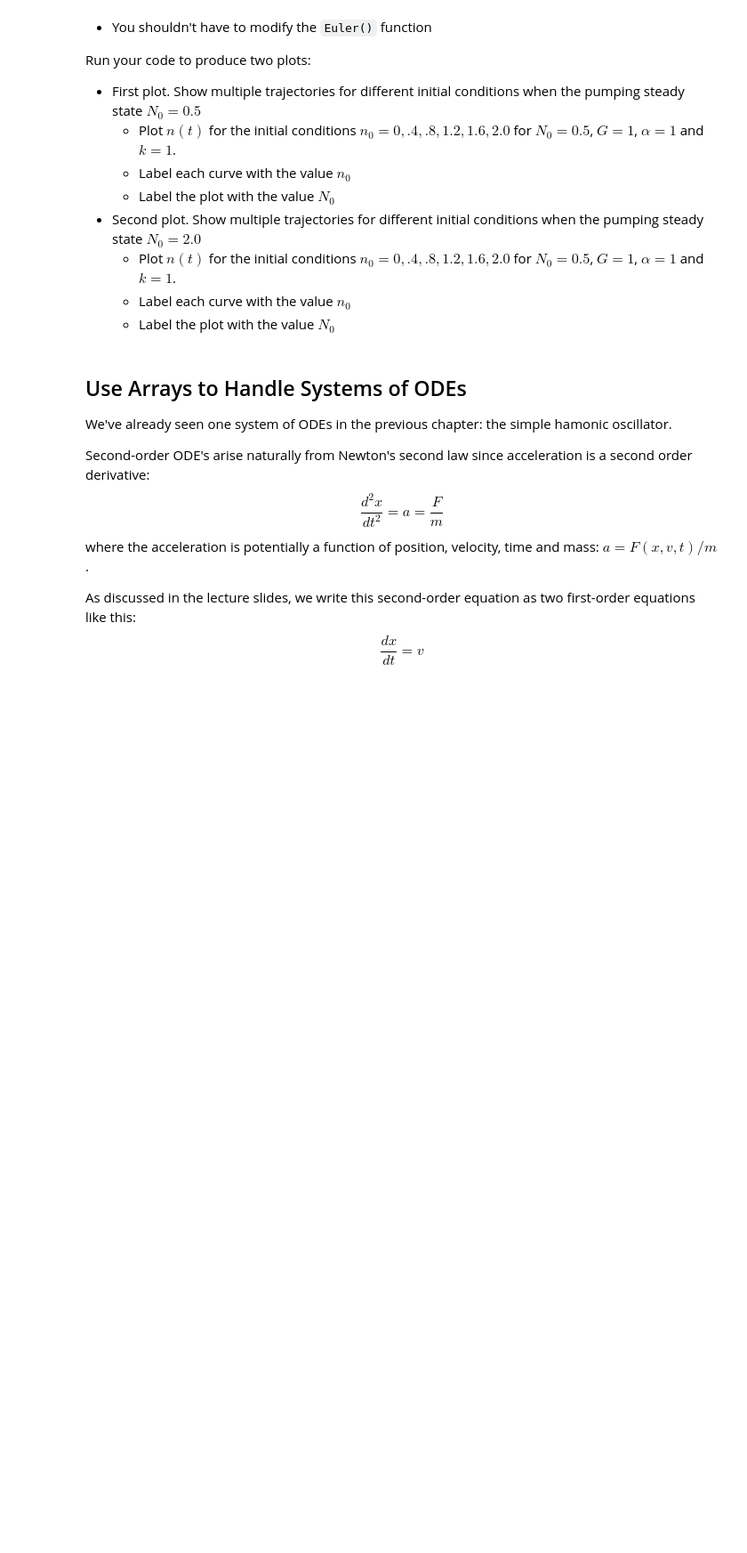
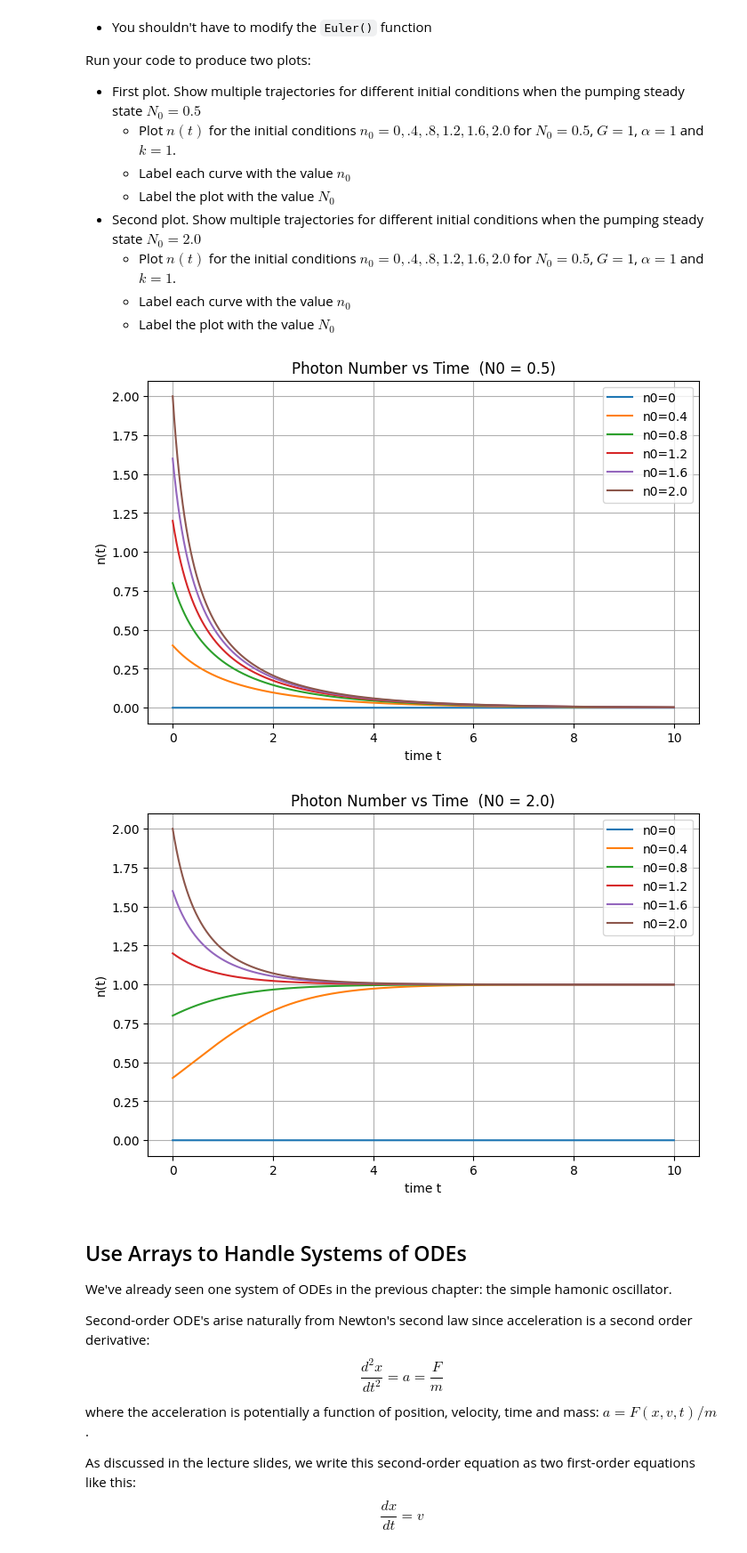
Before and after one commit to jakeTHEEsnak8/Computational-Physics, a Jupyter notebook: ode/ode_2_v3.ipynb, the cells around one changed output. Shown at 89% size. Cells and saved outputs as stored; diff of their text form; code cells hidden in the pictures; blank space fills up the shorter version.

```diff
--- a/ode/ode_2_v3.ipynb
+++ b/ode/ode_2_v3.ipynb
@@ -195,3 +138,78 @@ y_true = y0 * np.exp(a*t)
+# %%
+import numpy as np
+import matplotlib.pyplot as plt
+
+# ------------------------------------------------------------
+# Euler solver (unchanged)
+# ------------------------------------------------------------
+def Euler(derivs, n0, t, params):
+    n = np.zeros_like(t)
+    n[0] = n0
+    dt = t[1] - t[0]
+
+    for i in range(len(t) - 1):
+        dn = derivs(n[i], t[i], params)
+        n[i+1] = n[i] + dn * dt
+
+    return n
+
+# ------------------------------------------------------------
+# Derivative function for laser photon number
+# ------------------------------------------------------------
+def deriv_photons(n, t, params):
+    N0, G, alpha, k = params
+
+    return (G*N0 - k)*n - (alpha*G)*(n**2)
+
+# ------------------------------------------------------------
+# Simulation settings
+# ------------------------------------------------------------
+t = np.linspace(0, 10, 2000)
+initial_conditions = [0, 0.4, 0.8, 1.2, 1.6, 2.0]
+
+G = 1
+alpha = 1
+k = 1
+
+# ------------------------------------------------------------
+# 1st Plot — N0 = 0.5
+# ------------------------------------------------------------
+N0 = 0.5
+params = [N0, G, alpha, k]
+
+plt.figure(figsize=(8,5))
+for n0 in initial_conditions:
+    n = Euler(deriv_photons, n0, t, params)
+    plt.plot(t, n, label=f"n0={n0}")
+
+plt.title(f"Photon Number vs Time  (N0 = {N0})")
+plt.xlabel("time t")
+plt.ylabel("n(t)")
+plt.legend()
+plt.grid(True)
+
+
+# ------------------------------------------------------------
+# 2nd Plot — N0 = 2.0
+# ------------------------------------------------------------
+N0 = 2.0
+params = [N0, G, alpha, k]
+
+plt.figure(figsize=(8,5))
+for n0 in initial_conditions:
+    n = Euler(deriv_photons, n0, t, params)
+    plt.plot(t, n, label=f"n0={n0}")
+
+plt.title(f"Photon Number vs Time  (N0 = {N0})")
+plt.xlabel("time t")
+plt.ylabel("n(t)")
+plt.legend()
+plt.grid(True)
+
+plt.show()
+# %% [output]
+[figure, added]
+[figure, added]
 # %% [markdown]
 ## Use Arrays to Handle Systems of ODEs
 
```
Also changed, not shown: parts of 4 cells of this notebook.
